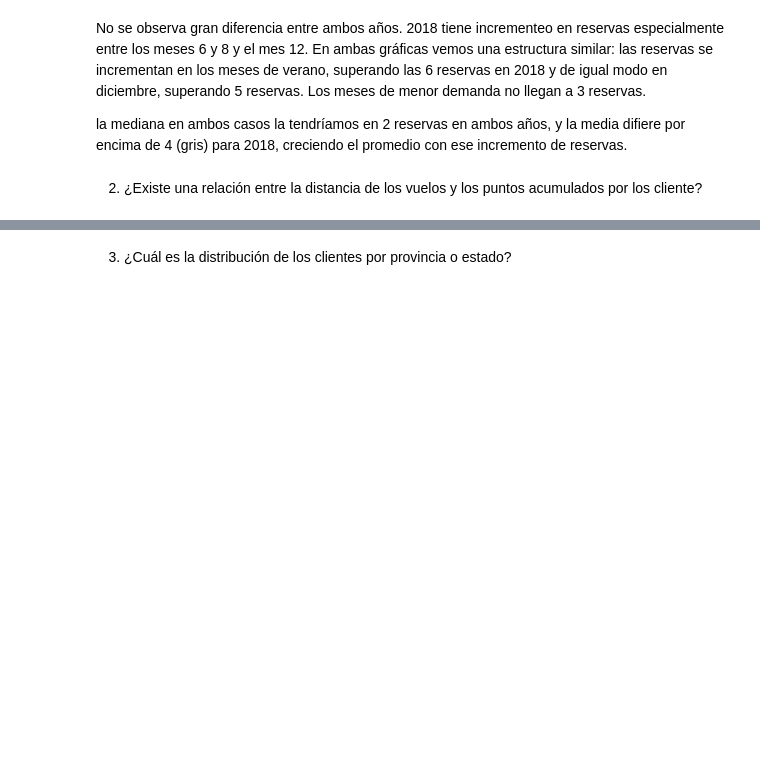
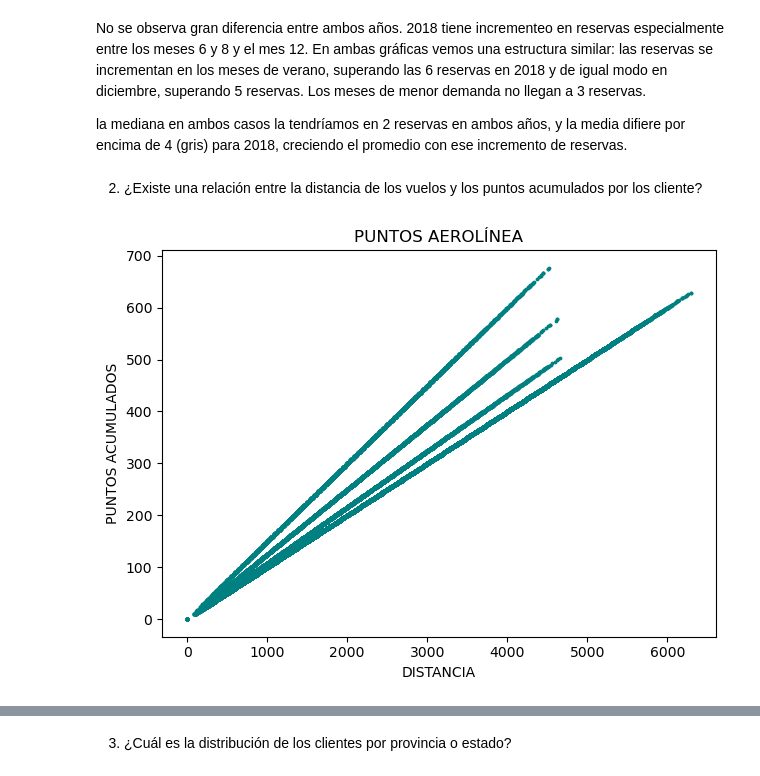
Before and after one commit to Adalab/bda-modulo-3-evaluacion-final-NIEVESPA, a Jupyter notebook: bda-modulo-3-evaluacion-final-NIEVESPA.ipynb, the cells around one changed output, grey strips where cells are left out. Saved outputs shown, nothing was run; the diff lists cells and outputs as text; code cells hidden in the pictures; blank space fills up the shorter version.

```diff
--- a/bda-modulo-3-evaluacion-final-NIEVESPA.ipynb
+++ b/bda-modulo-3-evaluacion-final-NIEVESPA.ipynb
@@ -607 +600,14 @@ la mediana en ambos casos la tendríamos en 2 reservas en ambos años, y la medi
 2. ¿Existe una relación entre la distancia de los vuelos y los puntos acumulados por los cliente?
+# %%
+plt.scatter(x = 'Distance',
+            y =  'Points Accumulated',
+            data = df_total,
+            c = 'teal',
+            s=3)
+plt.xlabel('DISTANCIA')
+plt.ylabel('PUNTOS ACUMULADOS')
+plt.title('PUNTOS AEROLÍNEA')
+plt.tight_layout()
+plt.show();
+# %% [output]
+[figure, added]
```
Also changed, not shown: parts of 18 cells of this notebook, 8 other files.
